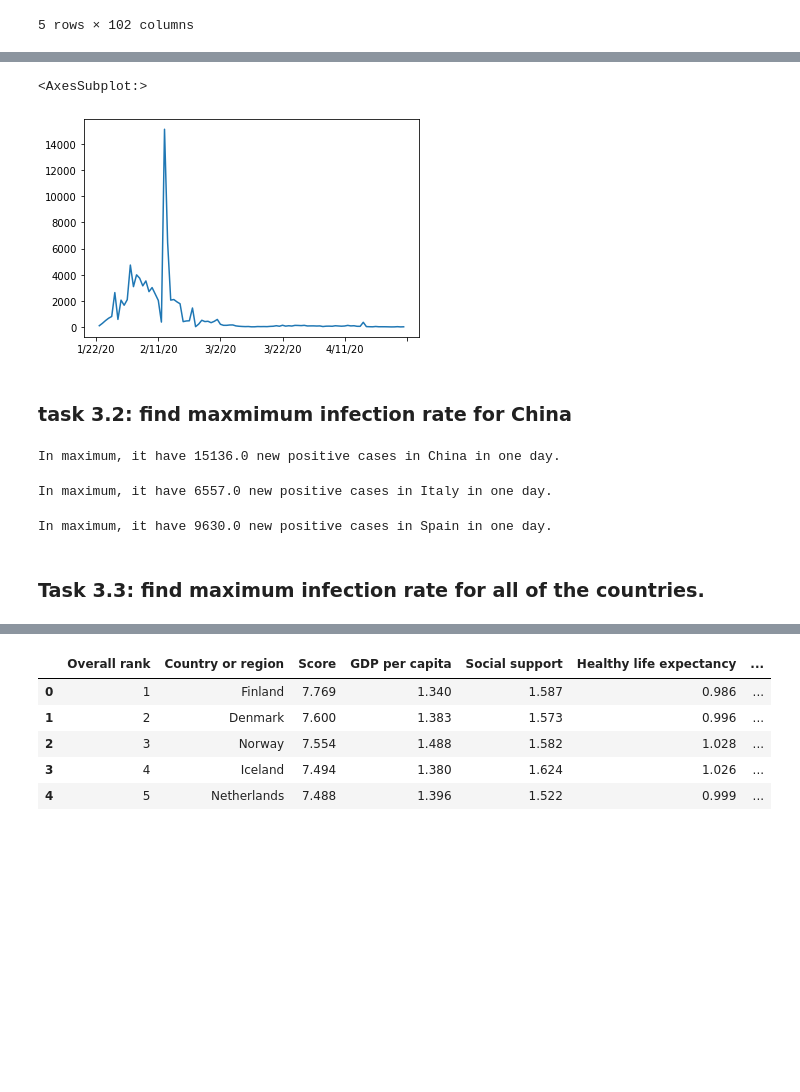
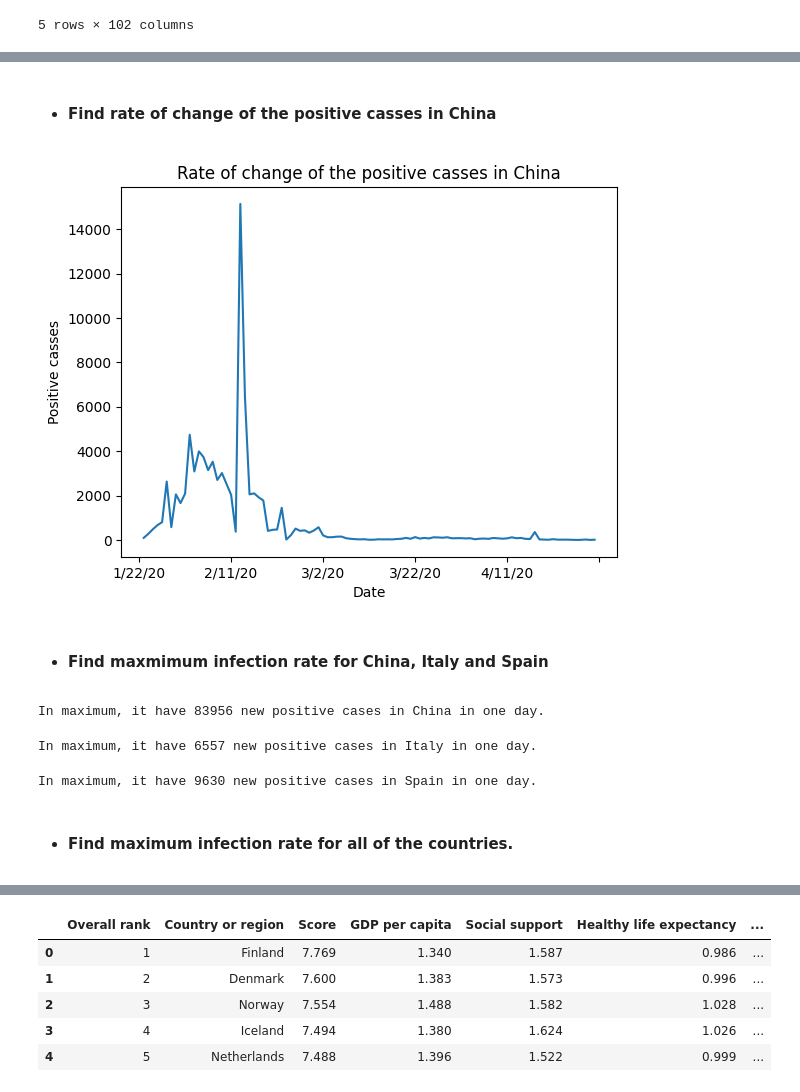
Before and after one commit to GaoWeiChang/Covid19-Data-Analysis-Using-Python, a Jupyter notebook: covid19 data analysis notebook.ipynb, the cells around one changed output, grey strips where cells are left out. Saved outputs shown, nothing was run; the diff lists cells and outputs as text; code cells hidden in the pictures; blank space fills up the shorter version.

```diff
--- a/covid19 data analysis notebook.ipynb
+++ b/covid19 data analysis notebook.ipynb
@@ -19,7 +11,5 @@ importing "Covid19_Confirmed_dataset.csv" from "./Dataset" folder.
 # %%
-# trick press 'tab' to autofinish
-
-corona_dataset_csv = pd.read_csv('dataset/covid19_Confirmed_dataset.csv')
+corona_dataset_csv = pd.read_csv('./dataset/covid19_Confirmed_dataset.csv')
 corona_dataset_csv.head()
 # %% [output]
 |  | Province/State | Country/Region | Lat | Long | 1/22/20 | 1/23/20 | 1/24/20 | 1/25/20 | 1/26/20 | ... |
@@ -109,0 +68,3 @@ derivative of the curve : represents the instantaneous rate of change of the cur
+# %%
+cn_covid = corona_dataset_aggregated.loc['China'][1:]
+cn_covid
@@ -110,28 +93,33 @@ derivative of the curve : represents the instantaneous rate of change of the cur
+# %% [markdown]
+* #### Find rate of change of the positive casses in China
 # %%
 # The change of infection rate day by day in China
-corona_dataset_aggregated.loc['China'].diff().plot()
+cn_covid.diff().plot()
+plt.xlabel('Date')
+plt.ylabel('Positive casses')
+plt.title('Rate of change of the positive casses in China')
+plt.show()
 # %% [output]
-<AxesSubplot:>
-[figure, old version]
+[figure, new version]
 # %% [markdown]
-### task 3.2: find maxmimum infection rate for China
+* #### Find maxmimum infection rate for China, Italy and Spain
 # %%
-max_infect = corona_dataset_aggregated.loc['China'].diff().max()
+max_infect = cn_covid.max()
 print(f'In maximum, it have {max_infect} new positive cases in China in one day.')
 # %% [output]
-In maximum, it have 15136.0 new positive cases in China in one day.
+In maximum, it have 83956 new positive cases in China in one day.
 # %%
 max_infect = corona_dataset_aggregated.loc['Italy'].diff().max()
 print(f'In maximum, it have {max_infect} new positive cases in Italy in one day.')
 # %% [output]
-In maximum, it have 6557.0 new positive cases in Italy in one day.
+In maximum, it have 6557 new positive cases in Italy in one day.
 # %%
 max_infect = corona_dataset_aggregated.loc['Spain'].diff().max()
 print(f'In maximum, it have {max_infect} new positive cases in Spain in one day.')
 # %% [output]
-In maximum, it have 9630.0 new positive cases in Spain in one day.
+In maximum, it have 9630 new positive cases in Spain in one day.
 # %% [markdown]
-### Task 3.3: find maximum infection rate for all of the countries.
+* #### Find maximum infection rate for all of the countries.
 # %%
 countries = list(corona_dataset_aggregated.index)
 max_infection_rates = []
```
Also changed, not shown: parts of 59 cells of this notebook.
